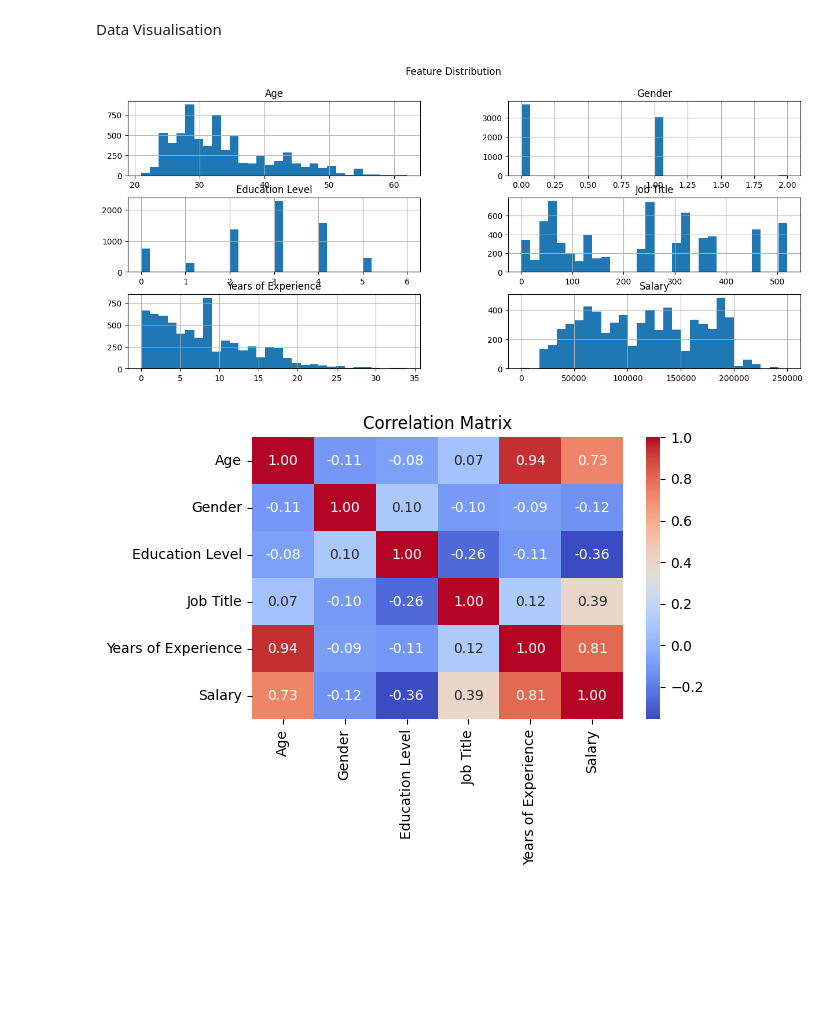
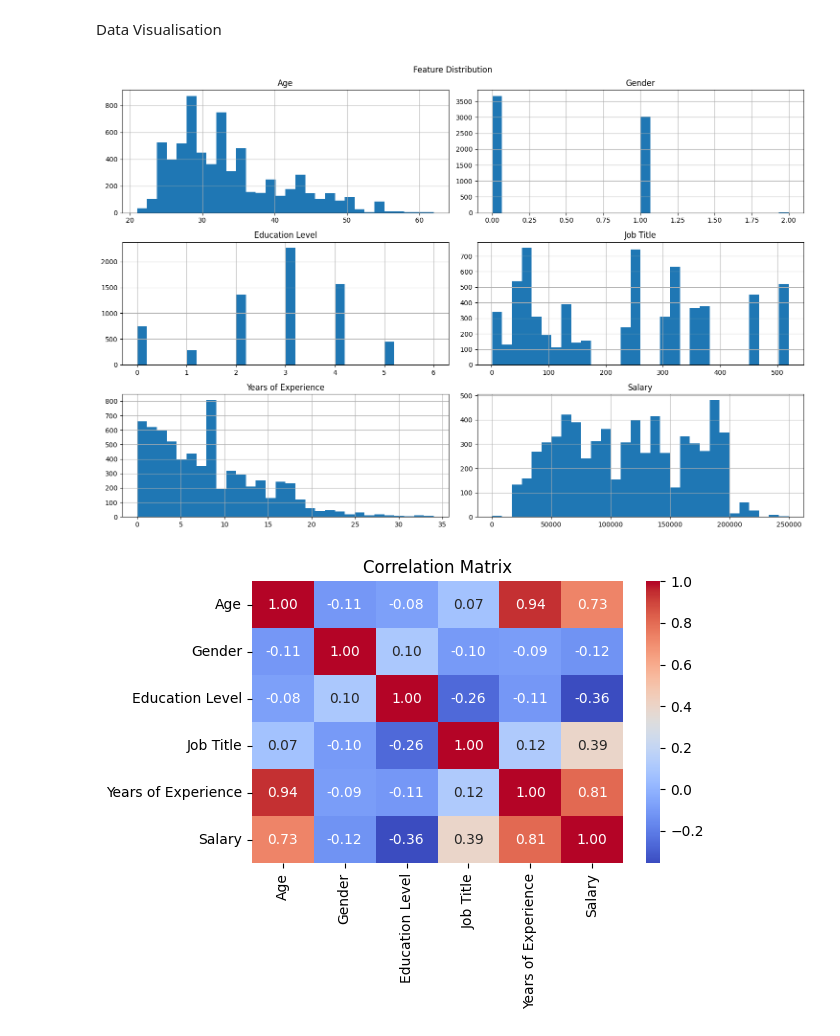
Before and after one commit to Pradeeshkumar-U/MLfromScratch, a Jupyter notebook: Regression/LinearRegression.ipynb, the cells around one changed output. Drawn from its saved outputs; the diff is of its cells as text; code cells hidden in the pictures; blank space fills up the shorter version.

```diff
--- a/Regression/LinearRegression.ipynb
+++ b/Regression/LinearRegression.ipynb
@@ -92,11 +92,12 @@ data['Job Title'] = FrequencyEncoder(data['Job Title'])
 # %% [markdown]
 Data Visualisation
 # %%
-data.hist(figsize=(15,6),bins=30)
+data.hist(figsize=(15,10),bins=30)
 plt.suptitle('Feature Distribution')
+plt.tight_layout()
 plt.show()
 # %% [output]
-[figure, old version]
+[figure, new version]
 # %%
 sns.heatmap(data.corr(), annot=True, cmap='coolwarm', fmt='.2f')
 plt.title('Correlation Matrix')
```
Also changed, not shown: 2 other files.
